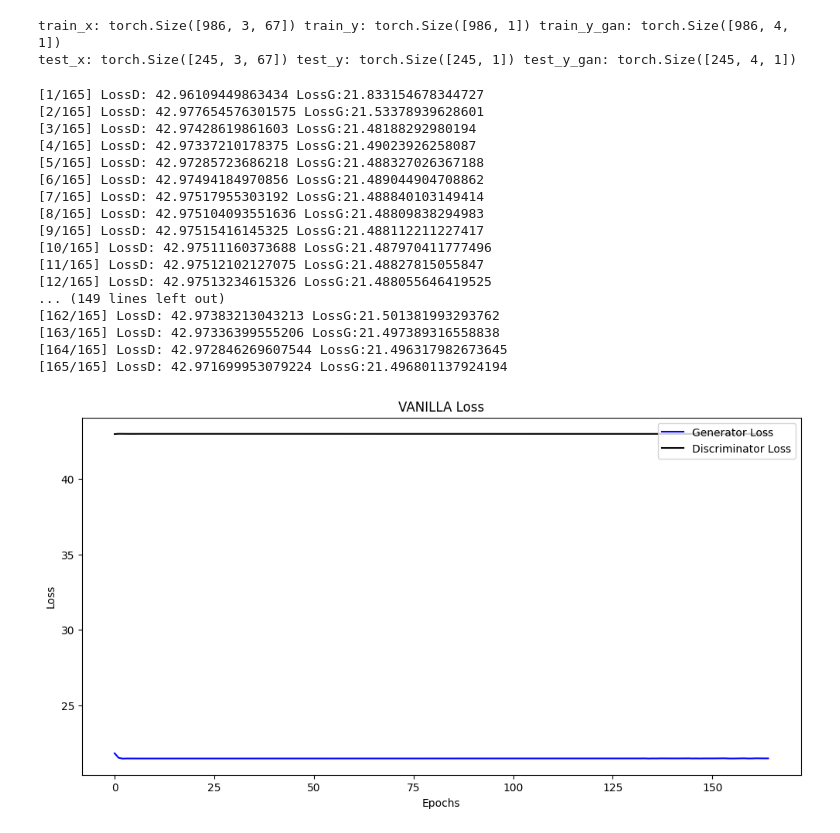
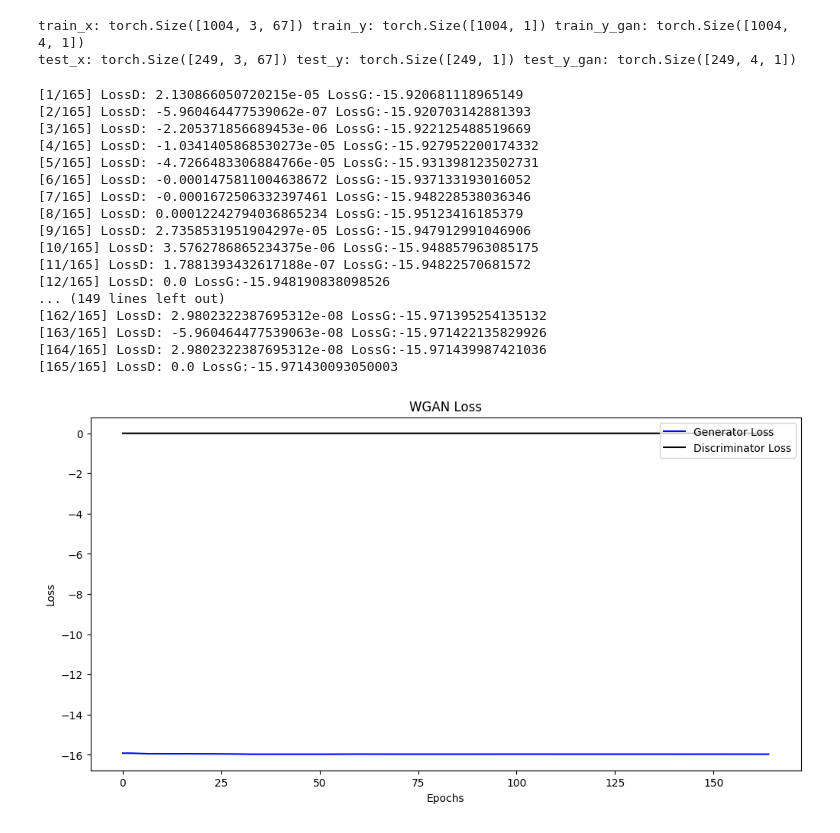
Before and after one commit to algebra2boy/GAN-StockPrediction, a Jupyter notebook: 3. GAN.ipynb, the cells around one changed output. Saved outputs shown, nothing was run; the diff lists cells and outputs as text; code cells hidden in the pictures.

```diff
--- a/3. GAN.ipynb
+++ b/3. GAN.ipynb
@@ -14,7 +14,7 @@ import math
 # torch.manual_seed(42)
 # np.random.seed(42)
 # %%
-data = pd.read_csv("preprocessed_stock_data.csv", index_col='Date')
+data = pd.read_csv("preprocessed_stock_data.csv", index_col=0)
 data
 # %% [output]
 |  | Open | High | Low | Close | Volume | Dividends | Stock Splits | pct_change | log_change | 7ma | ... |
@@ -221,8 +220,8 @@ test_x_slide, test_y_slide, test_y_gan = time_series_window(test_x, test_y, 3)
 print(f'train_x: {train_x_slide.shape} train_y: {train_y_slide.shape} train_y_gan: {train_y_gan.shape}')
 print(f'test_x: {test_x_slide.shape} test_y: {test_y_slide.shape} test_y_gan: {test_y_gan.shape}')
 # %% [output]
-train_x: torch.Size([986, 3, 67]) train_y: torch.Size([986, 1]) train_y_gan: torch.Size([986, 4, 1])
-test_x: torch.Size([245, 3, 67]) test_y: torch.Size([245, 1]) test_y_gan: torch.Size([245, 4, 1])
+train_x: torch.Size([1004, 3, 67]) train_y: torch.Size([1004, 1]) train_y_gan: torch.Size([1004, 4, 1])
+test_x: torch.Size([249, 3, 67]) test_y: torch.Size([249, 1]) test_y_gan: torch.Size([249, 4, 1])
 # %%
 class Generator(nn.Module):
     def __init__(self, input_size):
@@ -398,52 +397,52 @@ def train_gan(gan_type='vanilla', lambda_gp=10, weight_clip=0.01):
             modelG.zero_grad()
             lossG.backward()
             optimizerG.step()
             loss_G.append(lossG.item())
 
         histG[epoch] = sum(loss_G)
         histD[epoch] = sum(loss_D)
         print(f'[{epoch+1}/{num_epochs}] LossD: {sum(loss_D)} LossG:{sum(loss_G)}')
 
     # Plotting training progress
     plt.figure(figsize=(12, 6))
     plt.plot(histG, color='blue', label='Generator Loss')
     plt.plot(histD, color='black', label='Discriminator Loss')
     plt.title(f'{gan_type.upper()} Loss')
     plt.xlabel('Epochs')
     plt.ylabel('Loss')
     plt.legend(loc='upper right')
     plt.show()
 
     return modelG, modelD, histG, histD
 
 # Usage example:
 # For vanilla GAN:
-modelG, modelD, histG, histD = train_gan(gan_type='vanilla')
+# modelG, modelD, histG, histD = train_gan(gan_type='vanilla')
 
 # For WGAN with weight clipping:
 # modelG, modelD, histG, histD = train_gan(gan_type='wgan', weight_clip=0.01)
 
 # For WGAN-GP:
-# modelG, modelD, histG, histD = train_gan(gan_type='wgan_gp', lambda_gp=10)
+modelG, modelD, histG, histD = train_gan(gan_type='wgan_gp', lambda_gp=10)
 # %% [output]
-[1/165] LossD: 42.96109449863434 LossG:21.833154678344727
-[2/165] LossD: 42.977654576301575 LossG:21.53378939628601
-[3/165] LossD: 42.97428619861603 LossG:21.48188292980194
-[4/165] LossD: 42.97337210178375 LossG:21.49023926258087
-[5/165] LossD: 42.97285723686218 LossG:21.488327026367188
-[6/165] LossD: 42.97494184970856 LossG:21.489044904708862
-[7/165] LossD: 42.97517955303192 LossG:21.488840103149414
-[8/165] LossD: 42.975104093551636 LossG:21.48809838294983
-[9/165] LossD: 42.97515416145325 LossG:21.488112211227417
-[10/165] LossD: 42.97511160373688 LossG:21.487970411777496
-[11/165] LossD: 42.97512102127075 LossG:21.48827815055847
-[12/165] LossD: 42.97513234615326 LossG:21.488055646419525
+[1/165] LossD: 2.130866050720215e-05 LossG:-15.920681118965149
+[2/165] LossD: -5.960464477539062e-07 LossG:-15.920703142881393
+[3/165] LossD: -2.205371856689453e-06 LossG:-15.922125488519669
+[4/165] LossD: -1.0341405868530273e-05 LossG:-15.927952200174332
+[5/165] LossD: -4.7266483306884766e-05 LossG:-15.931398123502731
+[6/165] LossD: -0.0001475811004638672 LossG:-15.937133193016052
+[7/165] LossD: -0.0001672506332397461 LossG:-15.948228538036346
+[8/165] LossD: 0.00012242794036865234 LossG:-15.95123416185379
+[9/165] LossD: 2.7358531951904297e-05 LossG:-15.947912991046906
+[10/165] LossD: 3.5762786865234375e-06 LossG:-15.948857963085175
+[11/165] LossD: 1.7881393432617188e-07 LossG:-15.94822570681572
+[12/165] LossD: 0.0 LossG:-15.948190838098526
 ... (149 lines left out)
-[162/165] LossD: 42.97383213043213 LossG:21.501381993293762
-[163/165] LossD: 42.97336399555206 LossG:21.497389316558838
-[164/165] LossD: 42.972846269607544 LossG:21.496317982673645
-[165/165] LossD: 42.971699953079224 LossG:21.496801137924194
+[162/165] LossD: 2.9802322387695312e-08 LossG:-15.971395254135132
+[163/165] LossD: -5.960464477539063e-08 LossG:-15.971422135829926
+[164/165] LossD: 2.9802322387695312e-08 LossG:-15.971439987421036
+[165/165] LossD: 0.0 LossG:-15.971430093050003
-[figure, old version]
+[figure, new version]
 # %%
 plt.figure(figsize = (12, 6))
 plt.plot(histG, color = 'blue', label = 'Generator Loss')
```
Also changed, not shown: parts of 7 cells of this notebook, 5 other files.
